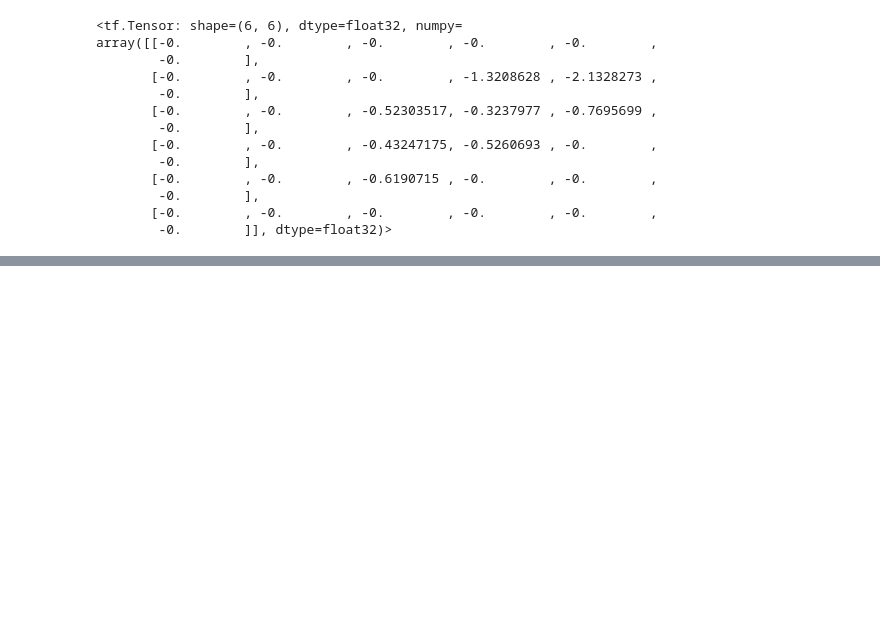
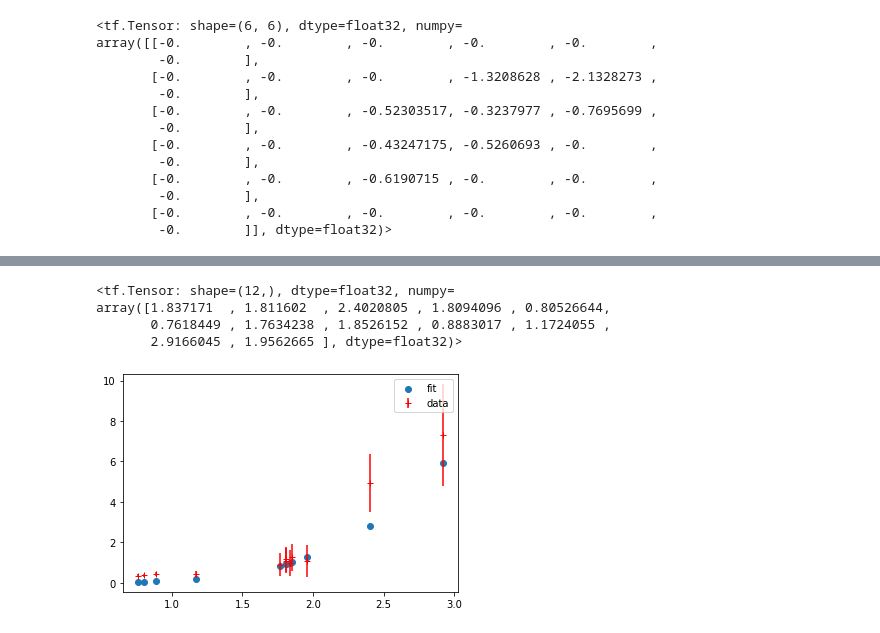
Before and after one commit to fitagdinov/Telescope_Array, a Jupyter notebook: Parameters_all/Notebooks/rewrite_reconstruction.ipynb, the cells around one changed output, grey strips where cells are left out. Saved outputs shown, nothing was run; the diff lists cells and outputs as text; code cells hidden in the pictures; blank space fills up the shorter version.

```diff
--- a/Parameters_all/Notebooks/rewrite_reconstruction.ipynb
+++ b/Parameters_all/Notebooks/rewrite_reconstruction.ipynb
@@ -873,0 +1147,4 @@ array([[-0.        , -0.        , -0.        , -0.        , -0.        ,
+# %%
+t0=tf.constant(0,dtype=tf.float32)
+# %%
+times_diff  = data[:,:,:,2:3]
@@ -873,0 +1156,5 @@ array([[-0.        , -0.        , -0.        , -0.        , -0.        ,
+# %%
+signal = data[:,:,:,0:1]
+real_time = data[:,:,:,1:2]+data[:,:,:,2:3]
+mask=data[:,:,:,3:4]
+batch = data.shape[0]
@@ -873,0 +1177,2 @@ array([[-0.        , -0.        , -0.        , -0.        , -0.        ,
+# %%
+td,t_sigma2,dist_core = chiT_by_param(detectors_rub[:num_ev],t0,theta_,phi_,courve_,mask,tf.expand_dims(_S800,-1))
@@ -873,0 +1201,23 @@ array([[-0.        , -0.        , -0.        , -0.        , -0.        ,
+# %%
+dist_core[n_ev][mask_][:,0]
+# %% [output]
+<tf.Tensor: shape=(12,), dtype=float32, numpy=
+array([1.837171  , 1.811602  , 2.4020805 , 1.8094096 , 0.80526644,
+       0.7618449 , 1.7634238 , 1.8526152 , 0.8883017 , 1.1724055 ,
+       2.9166045 , 1.9562665 ], dtype=float32)>
+# %%
+n_ev = 0
+
+mask_ = mask[n_ev,:,:,0].astype(bool)
+xs = np.sqrt( np.sum( np.power(detectors_rub[n_ev][mask_], 2), axis=-1) )
+ys = (td[n_ev])[mask_][:,0]
+ts = times_diff[n_ev][mask_][:,0]
+errs = t_sigma2[n_ev][mask_][:,0]
+
+#fig, ax = plt.subplots()
+plt.errorbar(dist_core[n_ev][mask_][:,0], ts, yerr=errs, fmt='+', c='red', label='data')
+plt.scatter(dist_core[n_ev][mask_][:,0], ys, label='fit')
+plt.legend()
+plt.show()
+# %% [output]
+[figure, added]
```
Also changed, not shown: parts of 20 cells of this notebook, 4 other files.
